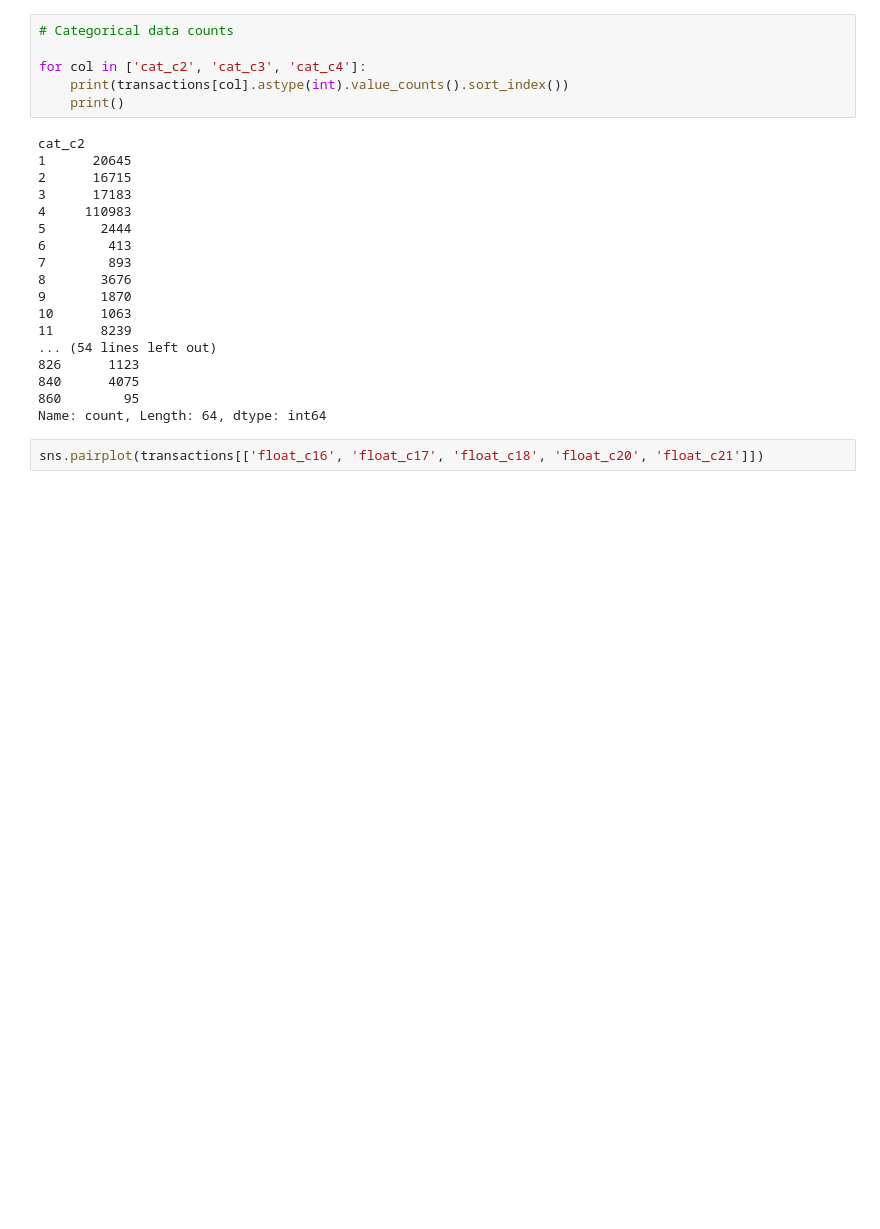
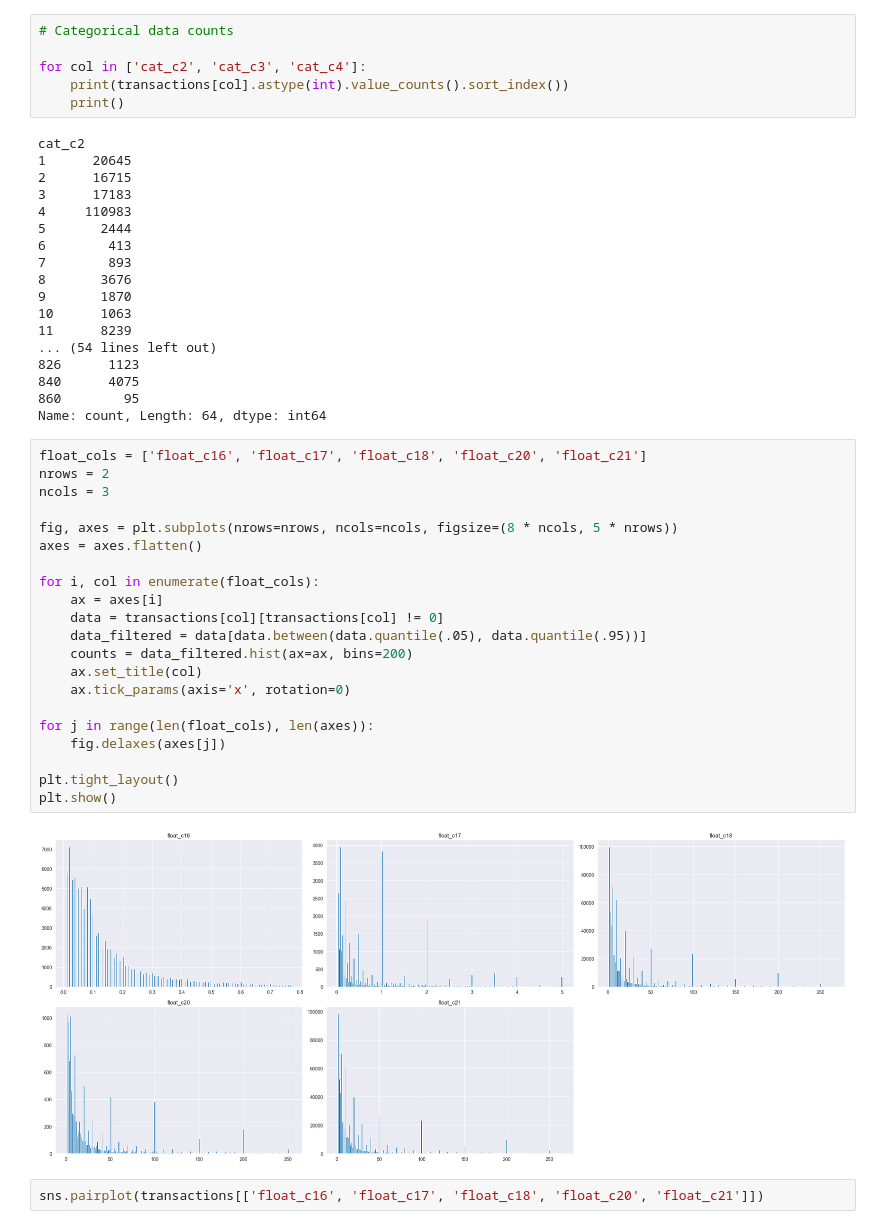
Before and after one commit to danproshyn/ff_internship, a Jupyter notebook: data_analysis.ipynb, the cells around one changed output. Cells and saved outputs as stored; diff of their text form; blank space fills up the shorter version.

```diff
--- a/data_analysis.ipynb
+++ b/data_analysis.ipynb
@@ -164,6 +164,29 @@ cat_c2
 840      4075
 860        95
 Name: count, Length: 64, dtype: int64
+# %%
+float_cols = ['float_c16', 'float_c17', 'float_c18', 'float_c20', 'float_c21']
+nrows = 2
+ncols = 3
+
+fig, axes = plt.subplots(nrows=nrows, ncols=ncols, figsize=(8 * ncols, 5 * nrows))
+axes = axes.flatten()
+
+for i, col in enumerate(float_cols):
+    ax = axes[i]
+    data = transactions[col][transactions[col] != 0]
+    data_filtered = data[data.between(data.quantile(.05), data.quantile(.95))]
+    counts = data_filtered.hist(ax=ax, bins=200)
+    ax.set_title(col)
+    ax.tick_params(axis='x', rotation=0)
+
+for j in range(len(float_cols), len(axes)):
+    fig.delaxes(axes[j])
+
+plt.tight_layout()
+plt.show()
+# %% [output]
+[figure, added]
 # %%
 sns.pairplot(transactions[['float_c16', 'float_c17', 'float_c18', 'float_c20', 'float_c21']])
 # %% [output]
```
Also changed, not shown: 1 other file.
